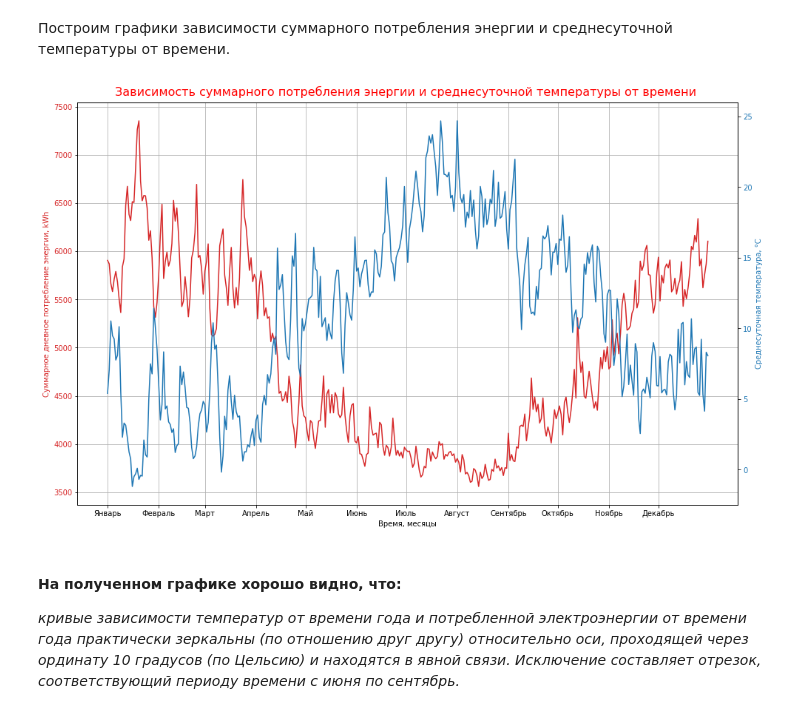
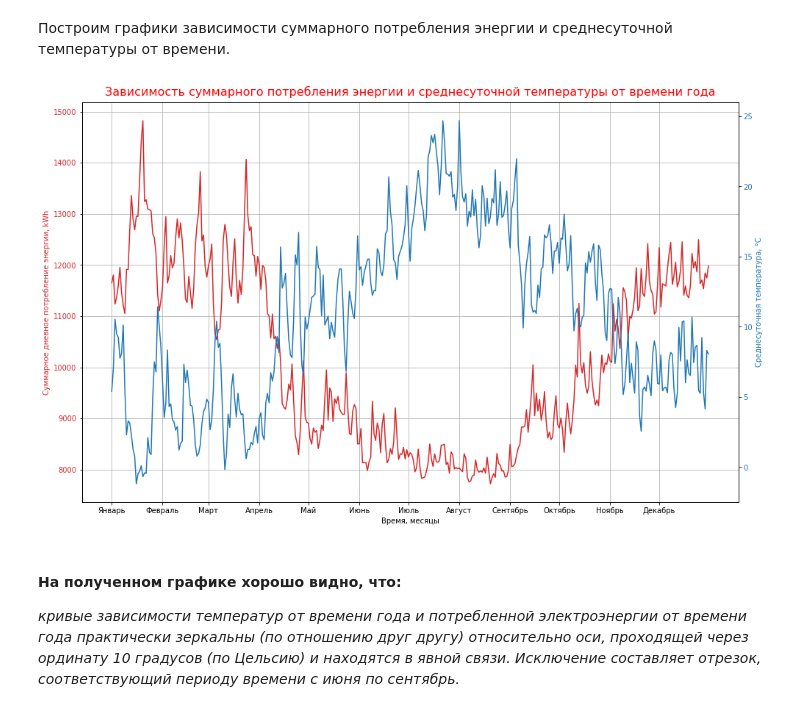
Before and after one commit to 16-volga/TeamGame, a Jupyter notebook: TeamGame-ver4.ipynb, the cells around one changed output. Drawn from its saved outputs; the diff is of its cells as text; code cells hidden in the pictures.

```diff
--- a/TeamGame-ver4.ipynb
+++ b/TeamGame-ver4.ipynb
@@ -240,0 +254,4 @@ data_informations_households.pivot_table(index = 'file', columns = 'Acorn_groupe
+# %%
+groups_by_rank = data_informations_households.sort_values(by='rank')['Acorn_grouped'].unique().tolist()
+#groups_by_rank = data_informations_households['Acorn_grouped'].unique().tolist()
+groups_by_rank
@@ -280,8 +299,11 @@ def format_block_name(row):
         return 'block_0{}'.format(row[6:])
     return row
 
+
+if 'NP-Household' in groups_by_rank:
+    groups_by_rank.remove('NP-Household')
 data_informations_households['block_name'] = data_informations_households['file'].apply(lambda file:  format_block_name(file))
-data_informations_households[data_informations_households['Acorn_grouped']!='NP-Household'].groupby(['Acorn_grouped']).agg({'block_name': ['min', 'max', 'count']})
+data_informations_households[data_informations_households['Acorn_grouped']!='NP-Household'].groupby(['Acorn_grouped']).agg({'block_name': ['min', 'max', 'count']}).reindex(groups_by_rank)
 # %% [output]
 |  | block_name |  |  |
 |  | min | max | count |
@@ -482,6 +504,7 @@ len(data_work_period[data_work_period['day'] <= work_period])
 Найдем пересечение списков *list_hh_NP_less* и *list_hh_work_period*. При необходимости можем уменьшить выборку домохозяйств до заданного % (<=100%). Это будем окончательный (рабочий) перечень домохозяйств, которые оставляем для дальнейшего анализа электропотребления. Запомним его в переменной **list_hh_work**
 # %%
 data_groups = data_informations_households[data_informations_households['Acorn_grouped']!='NP-Household'].groupby('Acorn_grouped').count()
+data_groups = data_informations_households[data_informations_households['Acorn_grouped'].isin(groups_by_rank)].groupby('Acorn_grouped').count()
 data_groups.index
 # %% [output]
 Index(['Adversity', 'Affluent', 'Comfortable', 'Rising', 'Stretched'], dtype='object', name='Acorn_grouped')
@@ -512,5 +535,6 @@ def prepare_list_hh(list_hh_summary, list_groups, percent):
 # %%
-list_hh_work = prepare_list_hh(set(list_hh_NP_less) & set(list_hh_work_period), data_groups.index, 10)
+#list_hh_work = prepare_list_hh(set(list_hh_NP_less) & set(list_hh_work_period), data_groups.index, 25)
+list_hh_work = prepare_list_hh(set(list_hh_NP_less) & set(list_hh_work_period), groups_by_rank, 20)
 print('\nИтого, количество домовладений в полученной выборке: {}'.format(len(list_hh_work)))
 # %% [output]
 All Acorn_group summary: 4893
@@ -719,21 +734,21 @@ locations
 # %%
 fig,ax=plt.subplots(figsize=(16,10))
 plt.xticks(locations,('Январь', 'Февраль', 'Март', 'Апрель', 'Май','Июнь','Июль','Август','Сентябрь','Октябрь','Ноябрь','Декабрь'))
 color = 'tab:red'
 color_2 = 'tab:blue'
-ax.set_title('Зависимость суммарного потребления энергии и среднесуточной температуры от времени ', color = 'red', size = 16, verticalalignment='bottom');
+ax.set_title('Зависимость суммарного потребления энергии и среднесуточной температуры от времени года', color = 'red', size = 16, verticalalignment='bottom');
 ax_2 = ax.twinx()
 ax.plot(data_daily_energy['month'],data_daily_energy['energy_sum'],color=color)
 ax_2.plot(data_daily_energy['month'],data_daily_energy['temperature_mean'],color=color_2)
 ax_2.set_ylabel('Среднесуточная температура, \N{DEGREE SIGN}С',color=color_2)
 ax_2.tick_params(axis='y', labelcolor=color_2)
 ax.set_ylabel('Суммарное дневное потребление энергии, kWh', color=color)
 ax.set_xlabel('Время, месяцы')
 ax.tick_params(axis='y', labelcolor=color)
 ax.grid(which='major')
 #plt.grid(True)
 # %% [output]
-[figure, old version]
+[figure, new version]
 # %% [markdown]
 #### На полученном графике хорошо видно, что:
 
```
Also changed, not shown: parts of 97 cells of this notebook.
